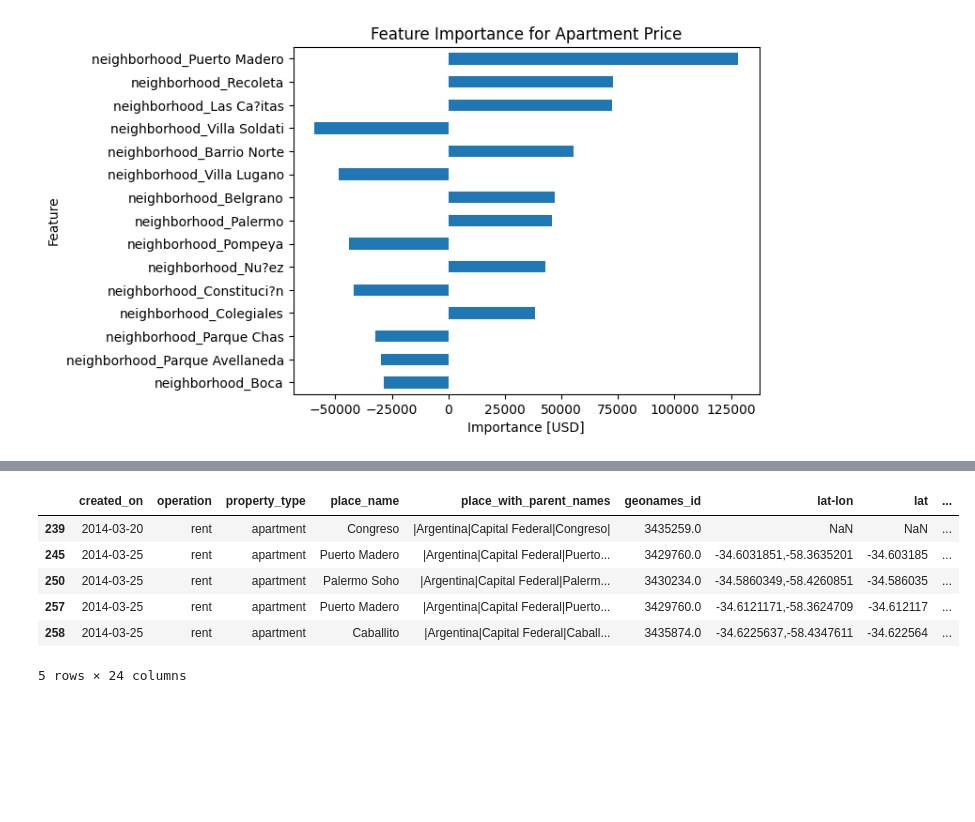
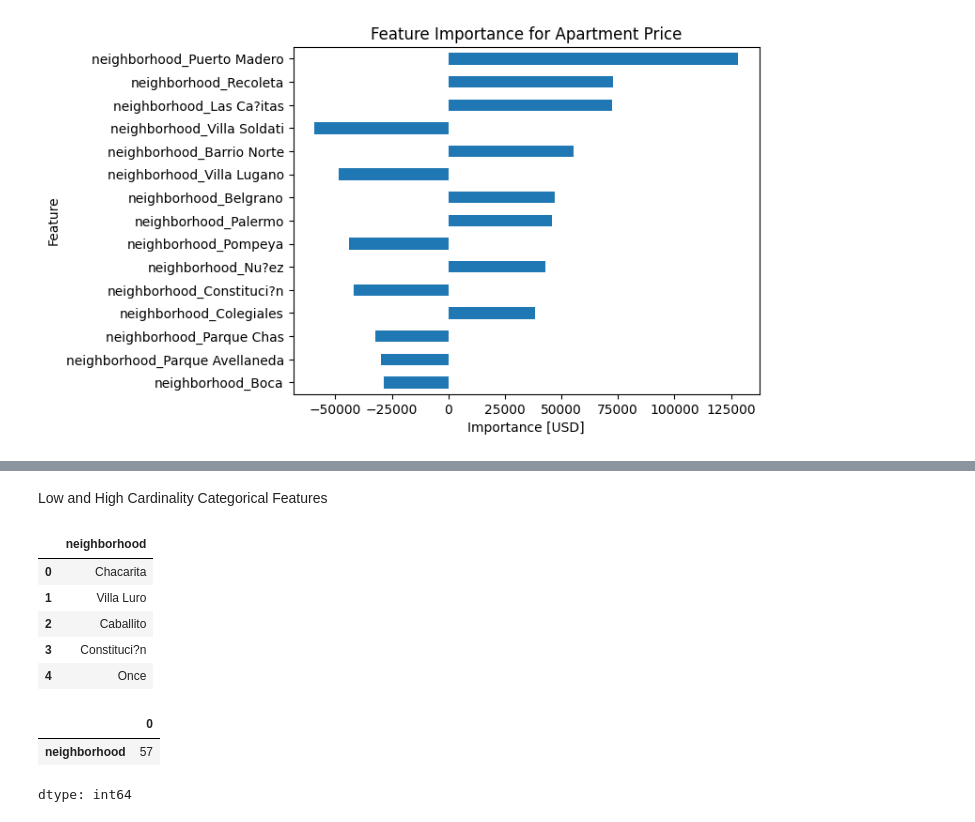
Before and after one commit to justmexmehak/HousingPrices, a Jupyter notebook: HousingPrices.ipynb, the cells around one changed output, grey strips where cells are left out. Saved outputs shown, nothing was run; the diff lists cells and outputs as text; code cells hidden in the pictures; blank space fills up the shorter version.

```diff
--- a/HousingPrices.ipynb
+++ b/HousingPrices.ipynb
@@ -1667,4 +1650,0 @@ def wrangle(path):
-# %%
-df = wrangle('https://query.data.world/s/wcjmr72sqh7nt5ln4b5he5trc4fnyo?dws=00000')
-
-# https://query.data.world/s/bn6v7g3gnvmkid5tllq23eewqnwhrc?dws=00000
@@ -1694,0 +1722,4 @@ memory usage: 530.5+ KB
+# %%
+frames = [wrangle4(file) for file in files]
+df = pd.concat(frames, ignore_index = True)
+df.info()
@@ -1695,10 +1739,20 @@ memory usage: 530.5+ KB
+# %% [markdown]
+Low and High Cardinality Categorical Features
 # %%
-df.head()
+df.select_dtypes("object").head()
 # %% [output]
-|  | created_on | operation | property_type | place_name | place_with_parent_names | geonames_id | lat-lon | lat | ... |
-| 239 | 2014-03-20 | rent | apartment | Congreso | |Argentina|Capital Federal|Congreso| | 3435259.0 | NaN | NaN | ... |
-| 245 | 2014-03-25 | rent | apartment | Puerto Madero | |Argentina|Capital Federal|Puerto... | 3429760.0 | -34.6031851,-58.3635201 | -34.603185 | ... |
-| 250 | 2014-03-25 | rent | apartment | Palermo Soho | |Argentina|Capital Federal|Palerm... | 3430234.0 | -34.5860349,-58.4260851 | -34.586035 | ... |
-| 257 | 2014-03-25 | rent | apartment | Puerto Madero | |Argentina|Capital Federal|Puerto... | 3429760.0 | -34.6121171,-58.3624709 | -34.612117 | ... |
-| 258 | 2014-03-25 | rent | apartment | Caballito | |Argentina|Capital Federal|Caball... | 3435874.0 | -34.6225637,-58.4347611 | -34.622564 | ... |
+|  | neighborhood |
+| 0 | Chacarita |
+| 1 | Villa Luro |
+| 2 | Caballito |
+| 3 | Constituci?n |
+| 4 | Once |
-5 rows × 24 columns
+# %%
+df.select_dtypes("object").nunique()
+
+# operation, currency and property_type are low cardinality categorical features - add no value to our model, no information
+# properati_url is a high cardinality categorical feature - no trend to identify, information overload
+# %% [output]
+|  | 0 |
+| neighborhood | 57 |
+dtype: int64
```
Also changed, not shown: parts of 45 cells of this notebook.
